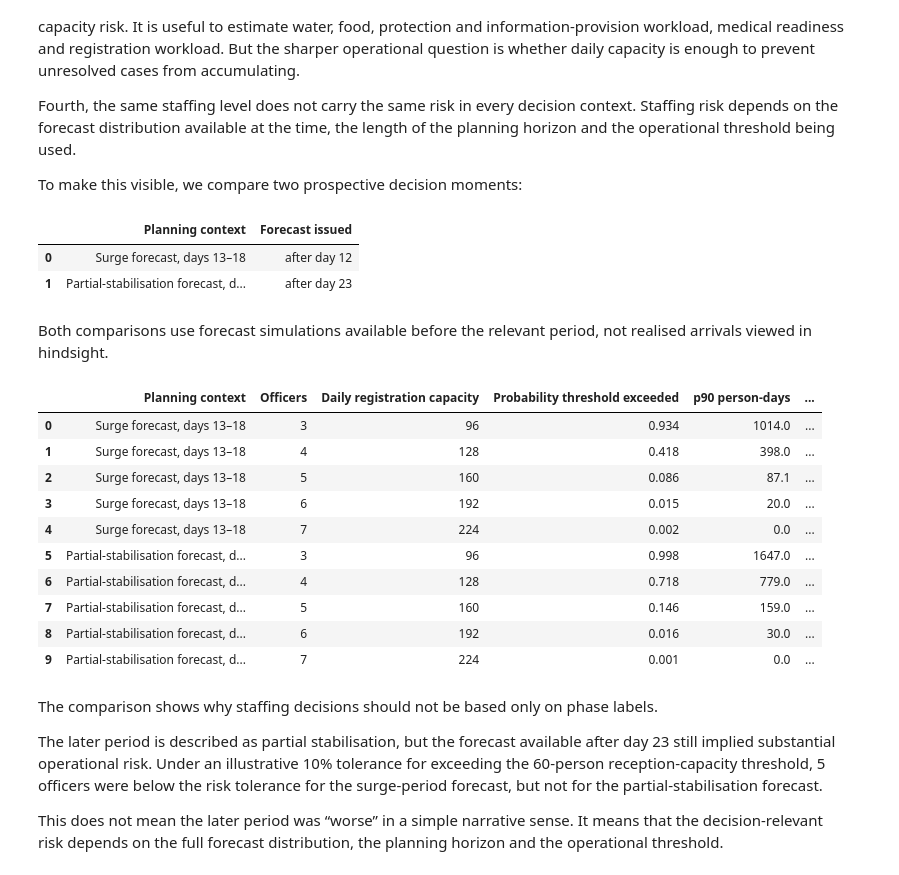
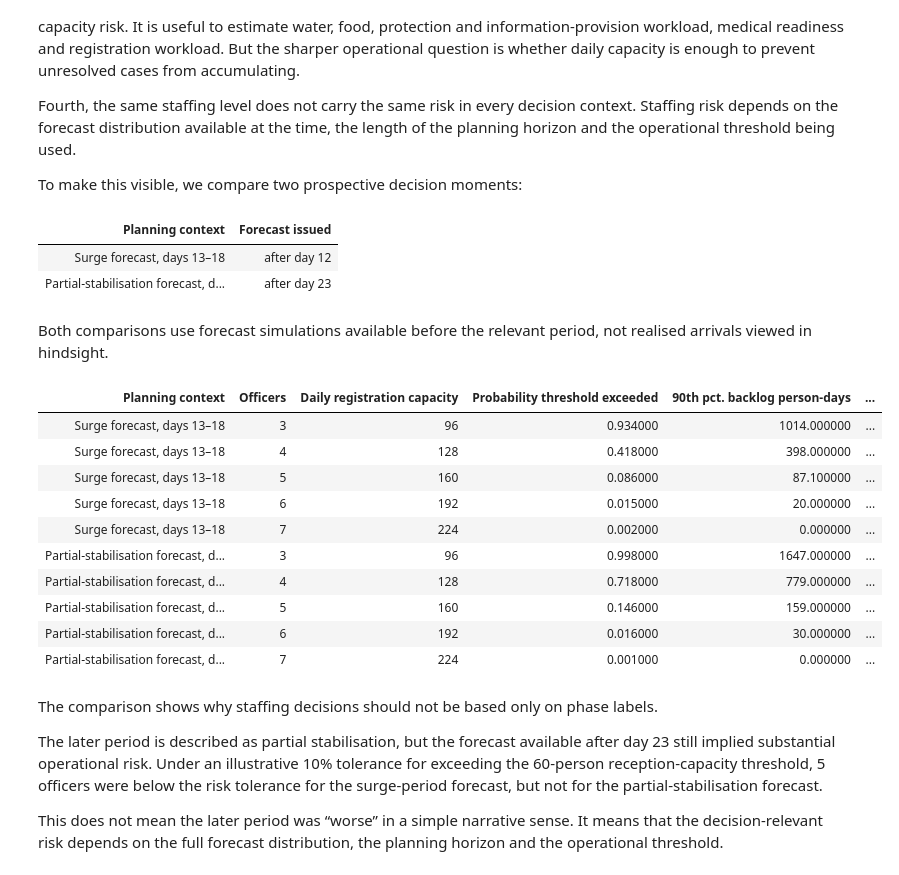
Before and after one commit to kcsongor011/humanitarian_decision_toolkit, a Jupyter notebook: notebooks/forecasting/arrival_dynamics_1_short_term_border_arrivals.ipynb, the cells around one changed output. Saved outputs shown, nothing was run; the diff lists cells and outputs as text; code cells hidden in the pictures.

```diff
--- a/notebooks/forecasting/arrival_dynamics_1_short_term_border_arrivals.ipynb
+++ b/notebooks/forecasting/arrival_dynamics_1_short_term_border_arrivals.ipynb
@@ -1420,8 +1455,8 @@ for officers in staffing_options:
             "peak_backlog": realised_backlog["backlog_end"].max(),
             "final_backlog": realised_backlog["backlog_end"].iloc[-1],
             "backlog_person_days": realised_backlog["backlog_end"].sum(),
-            "days_exceeding_60_person_threshold": int(realised_backlog["threshold_exceeded"].sum()),
-            "ever_exceeded": bool(realised_backlog["threshold_exceeded"].any()),
+            "days_exceeding_60_person_threshold": int(realised_backlog["reception_capacity_exceeded"].sum()),
+            "ever_exceeded": bool(realised_backlog["reception_capacity_exceeded"].any()),
         }
     )
 
@@ -1436,5 +1471,5 @@ realised_backlog_summary.rename(
         "days_exceeding_60_person_threshold": "Days above 60-person threshold",
         "ever_exceeded": "Ever exceeded",
     }
-)
+).style.hide(axis="index")
 # %% [output]
@@ -1494,11 +1598,11 @@ prospective_comparison_explanation = pd.DataFrame(
     }
 )
 
-prospective_comparison_explanation.rename(columns={"forecast_issued": "Forecast issued"})
+prospective_comparison_explanation.rename(columns={"forecast_issued": "Forecast issued"}).style.hide(axis="index")
 # %% [output]
-|  | Planning context | Forecast issued |
-| 0 | Surge forecast, days 13–18 | after day 12 |
-| 1 | Partial-stabilisation forecast, d... | after day 23 |
+| Planning context | Forecast issued |
+| Surge forecast, days 13–18 | after day 12 |
+| Partial-stabilisation forecast, d... | after day 23 |
 # %% [markdown]
 Both comparisons use forecast simulations available before the relevant period, not realised arrivals viewed in hindsight.
 # %%
@@ -1528,47 +1632,47 @@ for period in part_iv_periods:
     period_display = period_risk.loc[
         :,
         [
             "officers",
             "daily_registration_capacity",
             "probability_reception_capacity_exceeded",
             "p90_backlog_person_days",
         ],
     ].copy()
     period_display.insert(0, "Planning context", period["phase"])
     period_display["p90_backlog_person_days_per_planning_day"] = (
         period_display["p90_backlog_person_days"] / period["horizon_days"]
     )
     part_iv_comparison_frames.append(period_display)
 
 part_iv_phase_comparison = pd.concat(part_iv_comparison_frames, ignore_index=True)
 
 part_iv_phase_comparison.round(
     {
         "probability_reception_capacity_exceeded": 3,
         "p90_backlog_person_days": 1,
         "p90_backlog_person_days_per_planning_day": 1,
     }
 ).rename(
     columns={
         "officers": "Officers",
         "daily_registration_capacity": "Daily registration capacity",
         "probability_reception_capacity_exceeded": "Probability threshold exceeded",
-        "p90_backlog_person_days": "p90 person-days",
-        "p90_backlog_person_days_per_planning_day": "p90 person-days/day",
+        "p90_backlog_person_days": "90th pct. backlog person-days",
+        "p90_backlog_person_days_per_planning_day": "90th pct. backlog person-days/day",
     }
-)
+).style.hide(axis="index")
 # %% [output]
-|  | Planning context | Officers | Daily registration capacity | Probability threshold exceeded | p90 person-days | ... |
-| 0 | Surge forecast, days 13–18 | 3 | 96 | 0.934 | 1014.0 | ... |
-| 1 | Surge forecast, days 13–18 | 4 | 128 | 0.418 | 398.0 | ... |
-| 2 | Surge forecast, days 13–18 | 5 | 160 | 0.086 | 87.1 | ... |
-| 3 | Surge forecast, days 13–18 | 6 | 192 | 0.015 | 20.0 | ... |
-| 4 | Surge forecast, days 13–18 | 7 | 224 | 0.002 | 0.0 | ... |
-| 5 | Partial-stabilisation forecast, d... | 3 | 96 | 0.998 | 1647.0 | ... |
-| 6 | Partial-stabilisation forecast, d... | 4 | 128 | 0.718 | 779.0 | ... |
-| 7 | Partial-stabilisation forecast, d... | 5 | 160 | 0.146 | 159.0 | ... |
-| 8 | Partial-stabilisation forecast, d... | 6 | 192 | 0.016 | 30.0 | ... |
-| 9 | Partial-stabilisation forecast, d... | 7 | 224 | 0.001 | 0.0 | ... |
+| Planning context | Officers | Daily registration capacity | Probability threshold exceeded | 90th pct. backlog person-days | ... |
+| Surge forecast, days 13–18 | 3 | 96 | 0.934000 | 1014.000000 | ... |
+| Surge forecast, days 13–18 | 4 | 128 | 0.418000 | 398.000000 | ... |
+| Surge forecast, days 13–18 | 5 | 160 | 0.086000 | 87.100000 | ... |
+| Surge forecast, days 13–18 | 6 | 192 | 0.015000 | 20.000000 | ... |
+| Surge forecast, days 13–18 | 7 | 224 | 0.002000 | 0.000000 | ... |
+| Partial-stabilisation forecast, d... | 3 | 96 | 0.998000 | 1647.000000 | ... |
+| Partial-stabilisation forecast, d... | 4 | 128 | 0.718000 | 779.000000 | ... |
+| Partial-stabilisation forecast, d... | 5 | 160 | 0.146000 | 159.000000 | ... |
+| Partial-stabilisation forecast, d... | 6 | 192 | 0.016000 | 30.000000 | ... |
+| Partial-stabilisation forecast, d... | 7 | 224 | 0.001000 | 0.000000 | ... |
 # %% [markdown]
 The comparison shows why staffing decisions should not be based only on phase labels.
 
```
Also changed, not shown: parts of 37 cells of this notebook.
